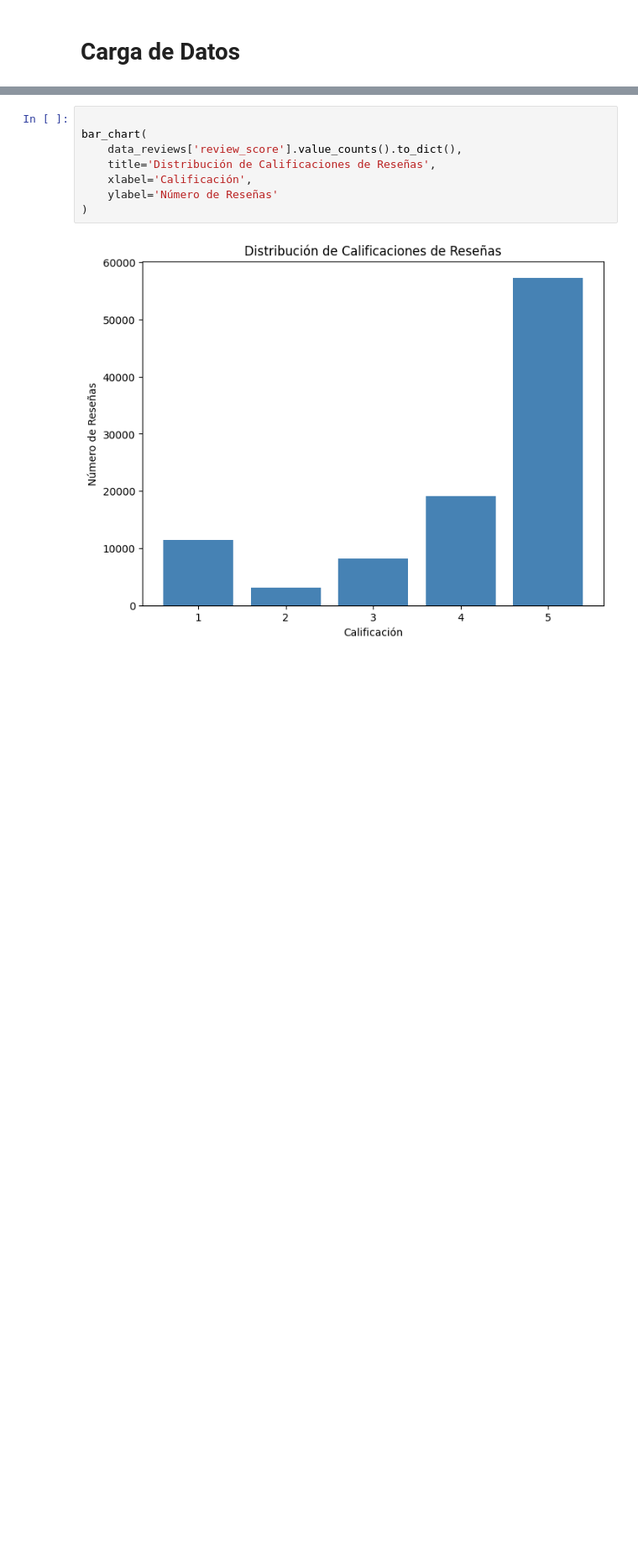
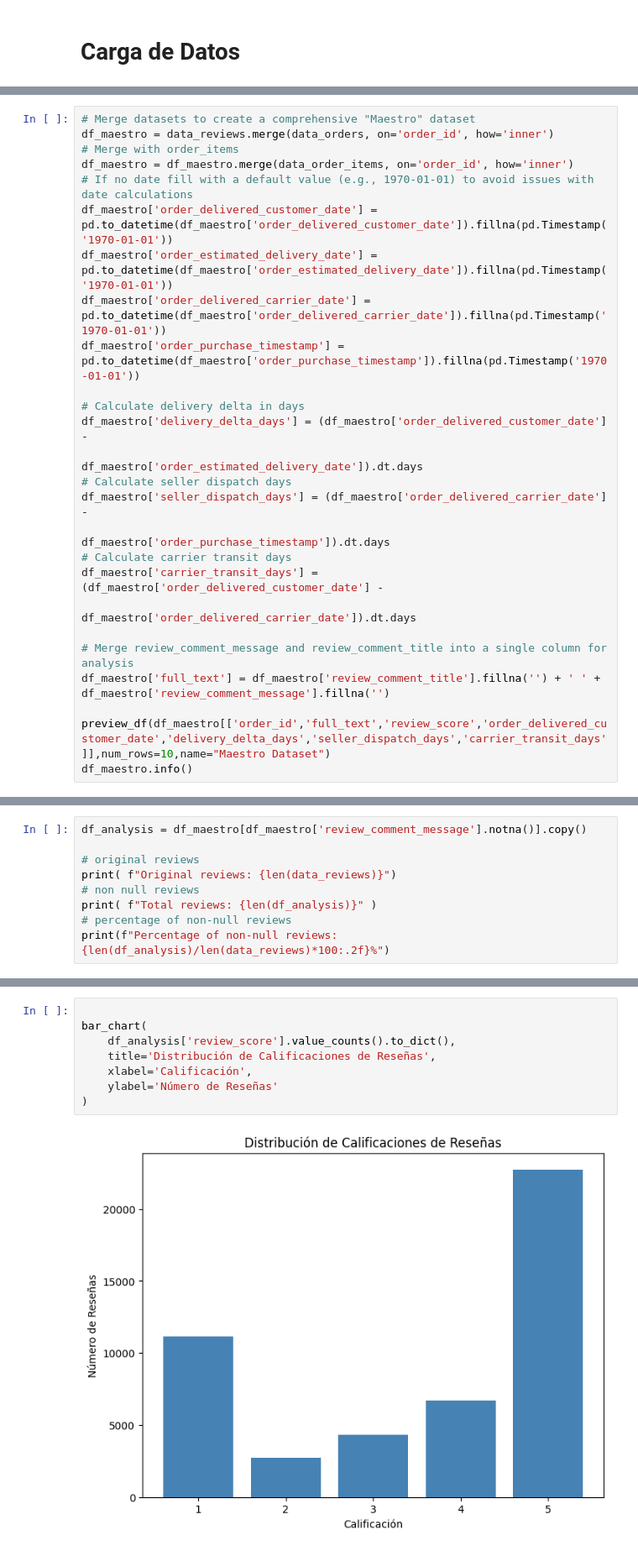
Before and after one commit to joaortizro/Microproyecto-MLOPS, a Jupyter notebook: notebooks/main.ipynb, the cells around one changed output, grey strips where cells are left out. Shown at 84% size. Cells and saved outputs as stored; diff of their text form; blank space fills up the shorter version.

Commit message:
merging datasets to find more data

```diff
--- a/notebooks/main.ipynb
+++ b/notebooks/main.ipynb
@@ -49,0 +102,26 @@ memory usage: 5.3 MB
+# %%
+# Merge datasets to create a comprehensive "Maestro" dataset
+df_maestro = data_reviews.merge(data_orders, on='order_id', how='inner')
+# Merge with order_items
+df_maestro = df_maestro.merge(data_order_items, on='order_id', how='inner')
+# If no date fill with a default value (e.g., 1970-01-01) to avoid issues with date calculations
+df_maestro['order_delivered_customer_date'] = pd.to_datetime(df_maestro['order_delivered_customer_date']).fillna(pd.Timestamp('1970-01-01'))
+df_maestro['order_estimated_delivery_date'] = pd.to_datetime(df_maestro['order_estimated_delivery_date']).fillna(pd.Timestamp('1970-01-01'))
+df_maestro['order_delivered_carrier_date'] = pd.to_datetime(df_maestro['order_delivered_carrier_date']).fillna(pd.Timestamp('1970-01-01'))
+df_maestro['order_purchase_timestamp'] = pd.to_datetime(df_maestro['order_purchase_timestamp']).fillna(pd.Timestamp('1970-01-01'))
+
+# Calculate delivery delta in days
+df_maestro['delivery_delta_days'] = (df_maestro['order_delivered_customer_date'] -
+                                    df_maestro['order_estimated_delivery_date']).dt.days
+# Calculate seller dispatch days
+df_maestro['seller_dispatch_days'] = (df_maestro['order_delivered_carrier_date'] -
+                                   df_maestro['order_purchase_timestamp']).dt.days
+# Calculate carrier transit days
+df_maestro['carrier_transit_days'] = (df_maestro['order_delivered_customer_date'] -
+                                   df_maestro['order_delivered_carrier_date']).dt.days
+
+# Merge review_comment_message and review_comment_title into a single column for analysis
+df_maestro['full_text'] = df_maestro['review_comment_title'].fillna('') + ' ' + df_maestro['review_comment_message'].fillna('')
+
+preview_df(df_maestro[['order_id','full_text','review_score','order_delivered_customer_date','delivery_delta_days','seller_dispatch_days','carrier_transit_days']],num_rows=10,name="Maestro Dataset")
+df_maestro.info()
@@ -49,0 +161,9 @@ memory usage: 5.3 MB
+# %%
+df_analysis = df_maestro[df_maestro['review_comment_message'].notna()].copy()
+
+# original reviews
+print( f"Original reviews: {len(data_reviews)}")
+# non null reviews
+print( f"Total reviews: {len(df_analysis)}" )
+# percentage of non-null reviews
+print(f"Percentage of non-null reviews: {len(df_analysis)/len(data_reviews)*100:.2f}%")
@@ -50,13 +174,13 @@ memory usage: 5.3 MB
 # %%
 
 bar_chart(
-    data_reviews['review_score'].value_counts().to_dict(),
+    df_analysis['review_score'].value_counts().to_dict(),
     title='Distribución de Calificaciones de Reseñas',
     xlabel='Calificación',
     ylabel='Número de Reseñas'
 )
 # %% [output]
-[figure, old version]
+[figure, new version]
 # %%
 def calculate_stats_per_row (data, column):
     data[column] = data[column].fillna('')
```
Also changed, not shown: parts of 9 cells of this notebook.
